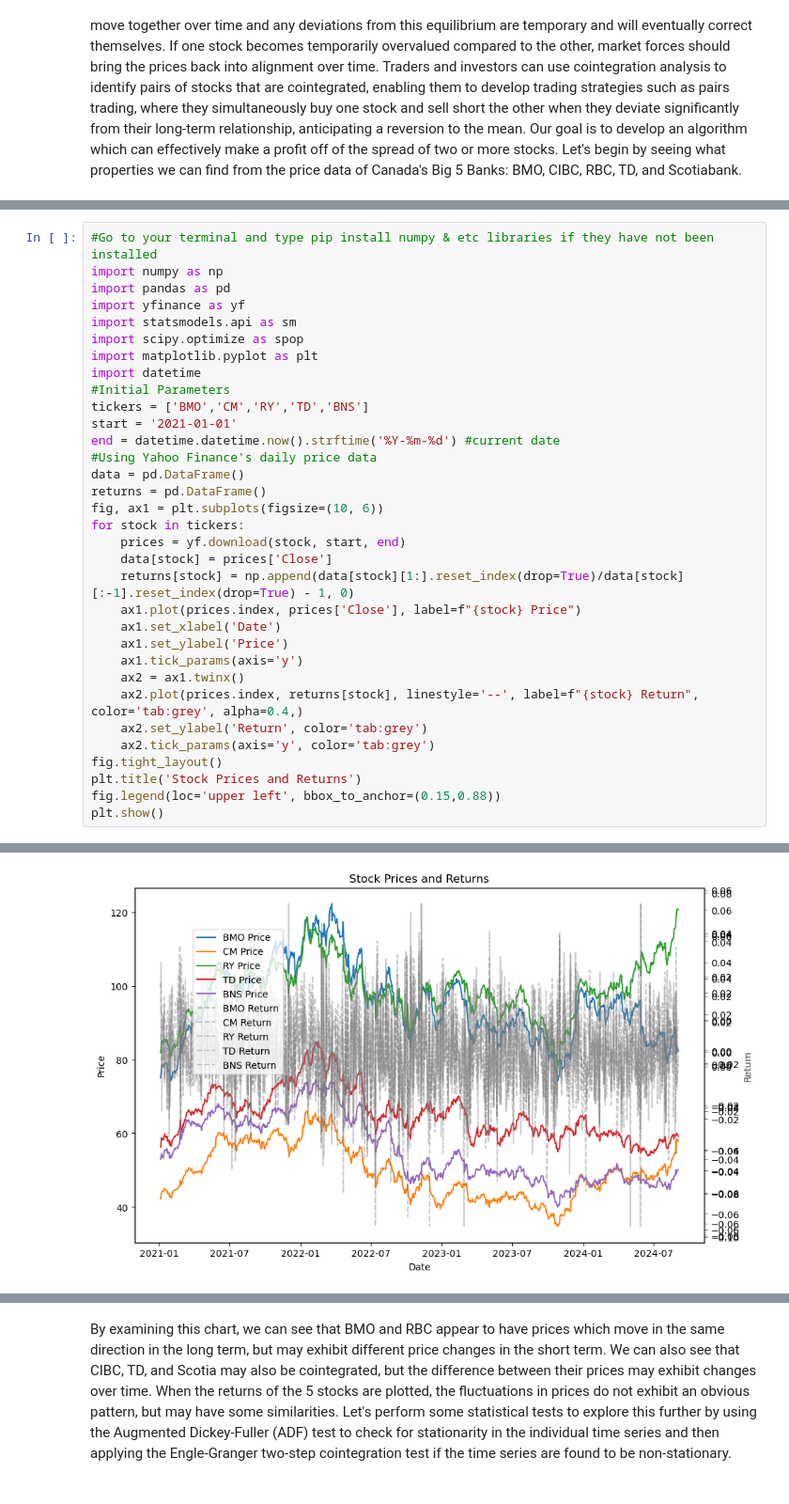
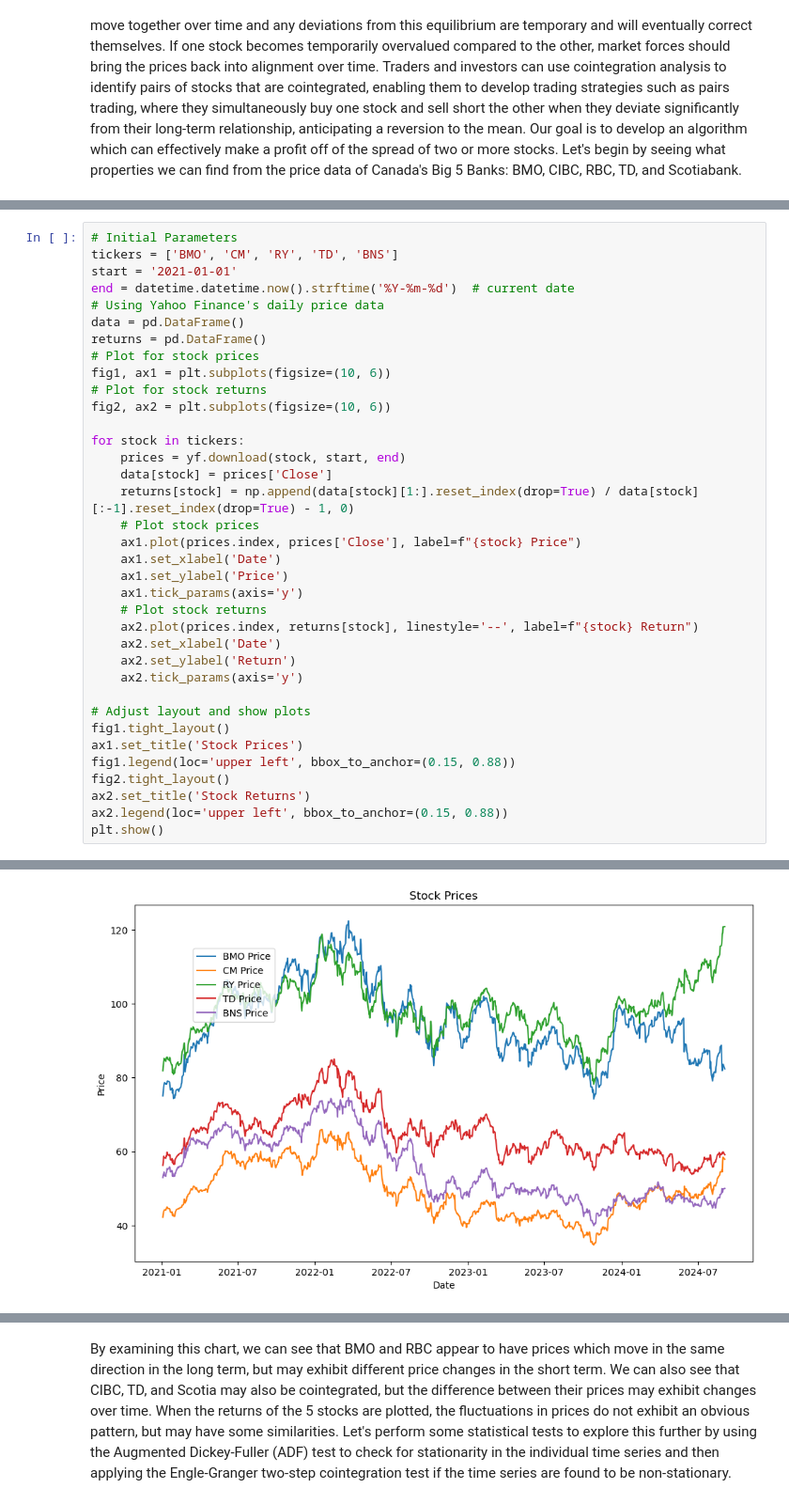
Before and after one commit to eklenks/Code, a Jupyter notebook: Cointegration.ipynb, the cells around one changed output, grey strips where cells are left out. Shown at 94% size. Saved outputs shown, nothing was run; the diff lists cells and outputs as text.

```diff
--- a/Cointegration.ipynb
+++ b/Cointegration.ipynb
@@ -4,40 +13,43 @@ Cointegration is a statistical property of a collection of time series variables
 # %%
-#Go to your terminal and type pip install numpy & etc libraries if they have not been installed
-import numpy as np
-import pandas as pd
-import yfinance as yf
-import statsmodels.api as sm
-import scipy.optimize as spop
-import matplotlib.pyplot as plt
-import datetime
-#Initial Parameters
-tickers = ['BMO','CM','RY','TD','BNS']
+# Initial Parameters
+tickers = ['BMO', 'CM', 'RY', 'TD', 'BNS']
 start = '2021-01-01'
-end = datetime.datetime.now().strftime('%Y-%m-%d') #current date
-#Using Yahoo Finance's daily price data
+end = datetime.datetime.now().strftime('%Y-%m-%d')  # current date
+# Using Yahoo Finance's daily price data
 data = pd.DataFrame()
 returns = pd.DataFrame()
-fig, ax1 = plt.subplots(figsize=(10, 6))
+# Plot for stock prices
+fig1, ax1 = plt.subplots(figsize=(10, 6))
+# Plot for stock returns
+fig2, ax2 = plt.subplots(figsize=(10, 6))
+
 for stock in tickers:
     prices = yf.download(stock, start, end)
     data[stock] = prices['Close']
-    returns[stock] = np.append(data[stock][1:].reset_index(drop=True)/data[stock][:-1].reset_index(drop=True) - 1, 0)
+    returns[stock] = np.append(data[stock][1:].reset_index(drop=True) / data[stock][:-1].reset_index(drop=True) - 1, 0)
+    # Plot stock prices
     ax1.plot(prices.index, prices['Close'], label=f"{stock} Price")
     ax1.set_xlabel('Date')
     ax1.set_ylabel('Price')
     ax1.tick_params(axis='y')
-    ax2 = ax1.twinx()
-    ax2.plot(prices.index, returns[stock], linestyle='--', label=f"{stock} Return", color='tab:grey', alpha=0.4,)
-    ax2.set_ylabel('Return', color='tab:grey')
-    ax2.tick_params(axis='y', color='tab:grey')
-fig.tight_layout()
-plt.title('Stock Prices and Returns')
-fig.legend(loc='upper left', bbox_to_anchor=(0.15,0.88))
+    # Plot stock returns
+    ax2.plot(prices.index, returns[stock], linestyle='--', label=f"{stock} Return")
+    ax2.set_xlabel('Date')
+    ax2.set_ylabel('Return')
+    ax2.tick_params(axis='y')
+
+# Adjust layout and show plots
+fig1.tight_layout()
+ax1.set_title('Stock Prices')
+fig1.legend(loc='upper left', bbox_to_anchor=(0.15, 0.88))
+fig2.tight_layout()
+ax2.set_title('Stock Returns')
+ax2.legend(loc='upper left', bbox_to_anchor=(0.15, 0.88))
 plt.show()
 # %% [output]
 [*********************100%***********************]  1 of 1 completed
 [*********************100%***********************]  1 of 1 completed
 [*********************100%***********************]  1 of 1 completed
 [*********************100%***********************]  1 of 1 completed
 [*********************100%***********************]  1 of 1 completed
-[figure, old version]
+[figure, new version]
```
Also changed, not shown: parts of 3 cells of this notebook.
